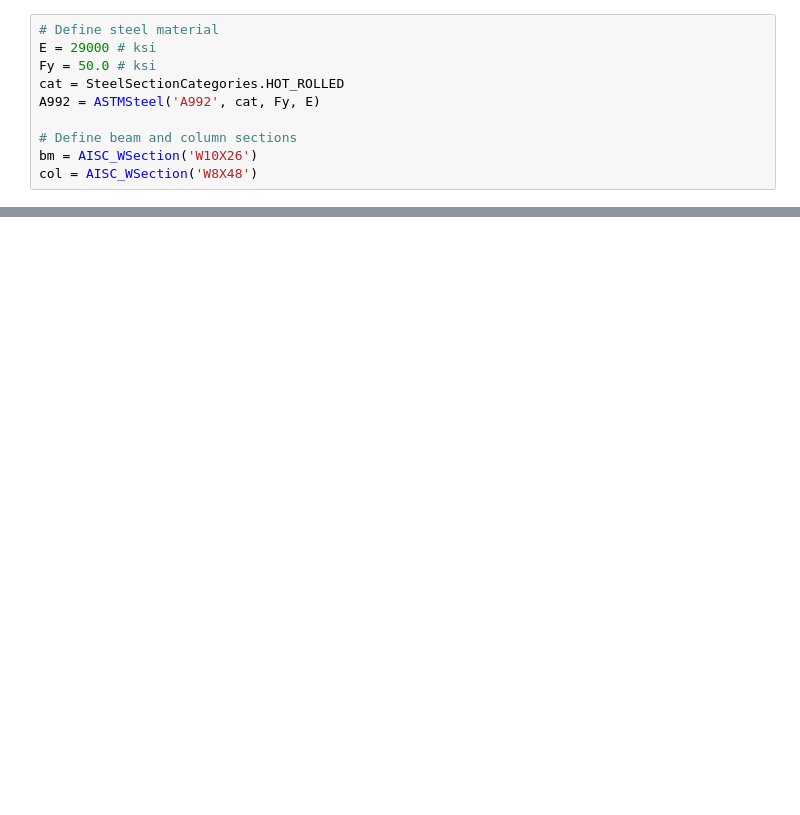
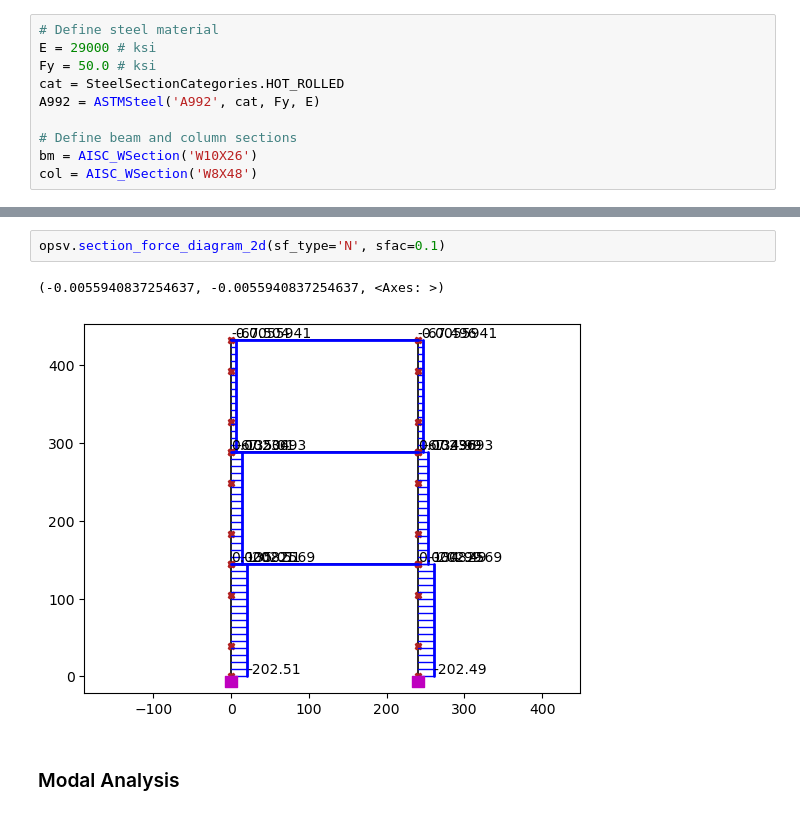
Before and after one commit to hkaragah/hkaragah.github.io, a Jupyter notebook: structure/opensees/two_story_mrf.ipynb, the cells around one changed output, grey strips where cells are left out. Cells and saved outputs as stored; diff of their text form; blank space fills up the shorter version.

```diff
--- a/structure/opensees/two_story_mrf.ipynb
+++ b/structure/opensees/two_story_mrf.ipynb
@@ -350,0 +468,7 @@ IMK with Bilinear Response - Code by AE_KI (Nov22)
+# %%
+opsv.section_force_diagram_2d(sf_type='N', sfac=0.1)
+# %% [output]
+(-0.0055940837254637, -0.0055940837254637, <Axes: >)
+[figure, added]
+# %% [markdown]
+### Modal Analysis
```
Also changed, not shown: parts of 21 cells of this notebook, 5 other files.
